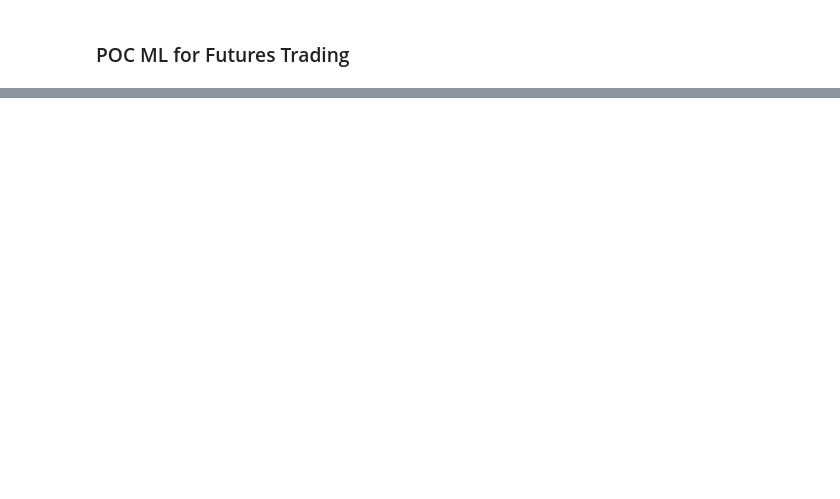
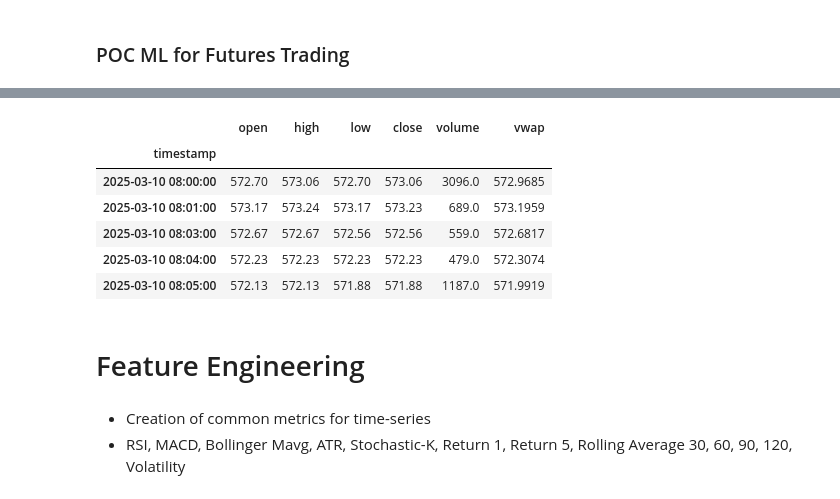
Before and after one commit to batzdom11/trading_brains, a Jupyter notebook: trading.ipynb, the cells around one changed output, grey strips where cells are left out. Saved outputs shown, nothing was run; the diff lists cells and outputs as text; code cells hidden in the pictures; blank space fills up the shorter version.

```diff
--- a/trading.ipynb
+++ b/trading.ipynb
@@ -144,0 +129,15 @@ Name: OHLC_Std, dtype: float64
+# %%
+df.head()
+# %% [output]
+|  | open | high | low | close | volume | vwap |
+| timestamp |  |  |  |  |  |  |
+| 2025-03-10 08:00:00 | 572.70 | 573.06 | 572.70 | 573.06 | 3096.0 | 572.9685 |
+| 2025-03-10 08:01:00 | 573.17 | 573.24 | 573.17 | 573.23 | 689.0 | 573.1959 |
+| 2025-03-10 08:03:00 | 572.67 | 572.67 | 572.56 | 572.56 | 559.0 | 572.6817 |
+| 2025-03-10 08:04:00 | 572.23 | 572.23 | 572.23 | 572.23 | 479.0 | 572.3074 |
+| 2025-03-10 08:05:00 | 572.13 | 572.13 | 571.88 | 571.88 | 1187.0 | 571.9919 |
+# %% [markdown]
+# Feature Engineering
+# %% [markdown]
+- Creation of common metrics for time-series
+- RSI, MACD, Bollinger Mavg, ATR, Stochastic-K, Return 1, Return 5, Rolling Average 30, 60, 90, 120, Volatility
```
Also changed, not shown: parts of 45 cells of this notebook, 44 other files.
